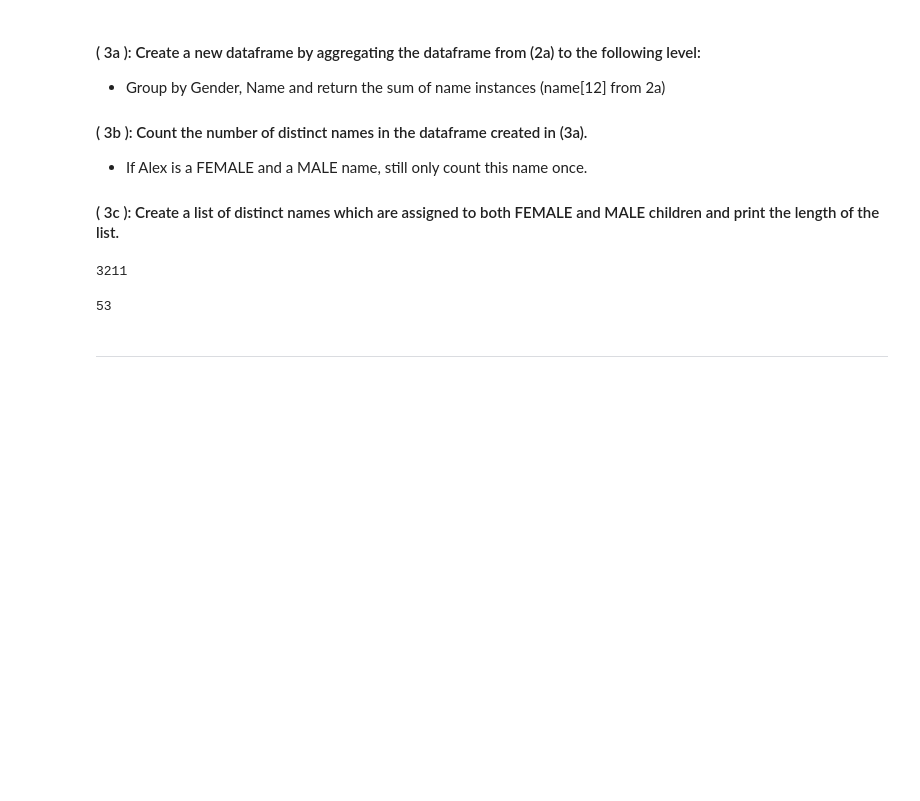
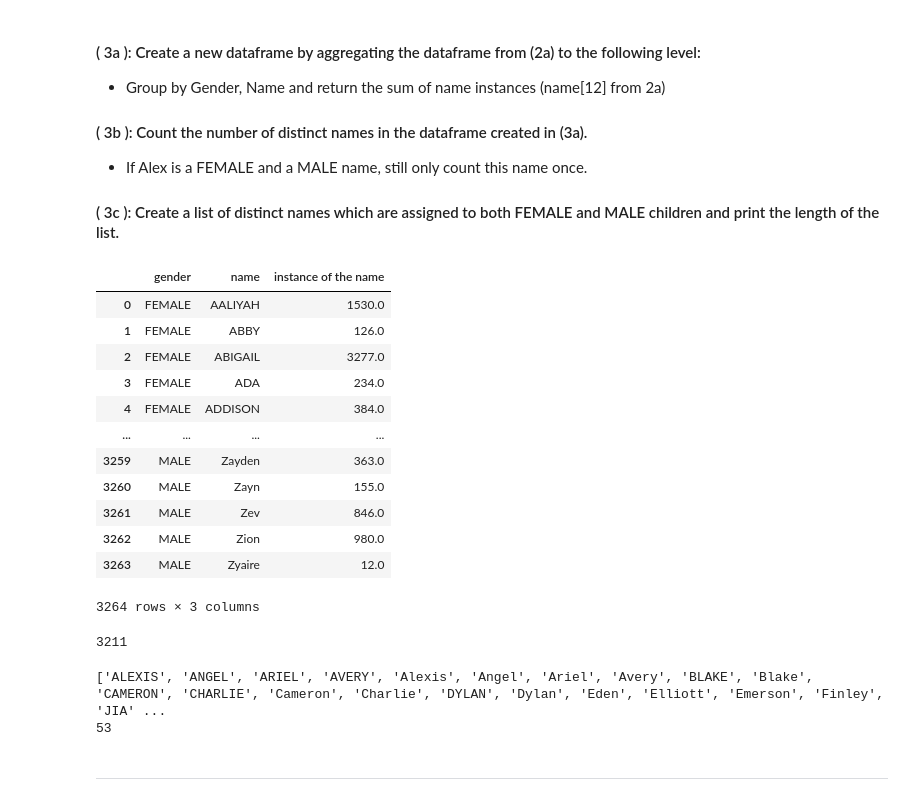
Before and after one commit to xiborxu/IST462Xibo, a Jupyter notebook: HW6_IST462_Fall2023.ipynb, the cells around one changed output. Drawn from its saved outputs; the diff is of its cells as text; code cells hidden in the pictures; blank space fills up the shorter version.

```diff
--- a/HW6_IST462_Fall2023.ipynb
+++ b/HW6_IST462_Fall2023.ipynb
@@ -137,16 +141,38 @@ df.describe(include='all')
 # %%
 # Enter your code here, printing relevant answers to console:
 grouped_df = df.groupby(['gender', 'name'])['instance of the name'].sum().reset_index()
-grouped_df['name'].nunique()
+# groupby gender and Name, and then add the name instances to find out the sum
+grouped_df
 # %% [output]
+|  | gender | name | instance of the name |
+| 0 | FEMALE | AALIYAH | 1530.0 |
+| 1 | FEMALE | ABBY | 126.0 |
+| 2 | FEMALE | ABIGAIL | 3277.0 |
+| 3 | FEMALE | ADA | 234.0 |
+| 4 | FEMALE | ADDISON | 384.0 |
+| ... | ... | ... | ... |
+| 3259 | MALE | Zayden | 363.0 |
+| 3260 | MALE | Zayn | 155.0 |
+| 3261 | MALE | Zev | 846.0 |
+| 3262 | MALE | Zion | 980.0 |
+| 3263 | MALE | Zyaire | 12.0 |
-3211
+3264 rows × 3 columns
-# %%
-both_genders_names = grouped_df[grouped_df['gender'].isin(['FEMALE', 'MALE'])]
-both_genders_names = both_genders_names.groupby('name').filter(lambda x: len(x) == 2)['name'].unique()
-both_genders_names
-len(both_genders_names)
-# %% [output]
-53
+# %%
+print(grouped_df['name'].nunique()) # nunique gives back the number of unique value
+# %% [output]
+3211
+# %%
+genders_names = grouped_df.groupby('name').filter(lambda x: len(x) == 2)['name'].unique()
+# grouped by the 'name' column and then filter the value that length is 2
+# this gives back the names both appear on male and female
+genders_names
+#len(genders_names)
+genders_name = list(genders_names) # convert it to a list
+print(genders_name)
+print(len(genders_name))
+# %% [output]
+['ALEXIS', 'ANGEL', 'ARIEL', 'AVERY', 'Alexis', 'Angel', 'Ariel', 'Avery', 'BLAKE', 'Blake', 'CAMERON', 'CHARLIE', 'Cameron', 'Charlie', 'DYLAN', 'Dylan', 'Eden', 'Elliott', 'Emerson', 'Finley', 'JIA' ...
+53
 # %% [markdown]
 ----
 # %% [markdown]
```
Also changed, not shown: parts of 7 cells of this notebook.
